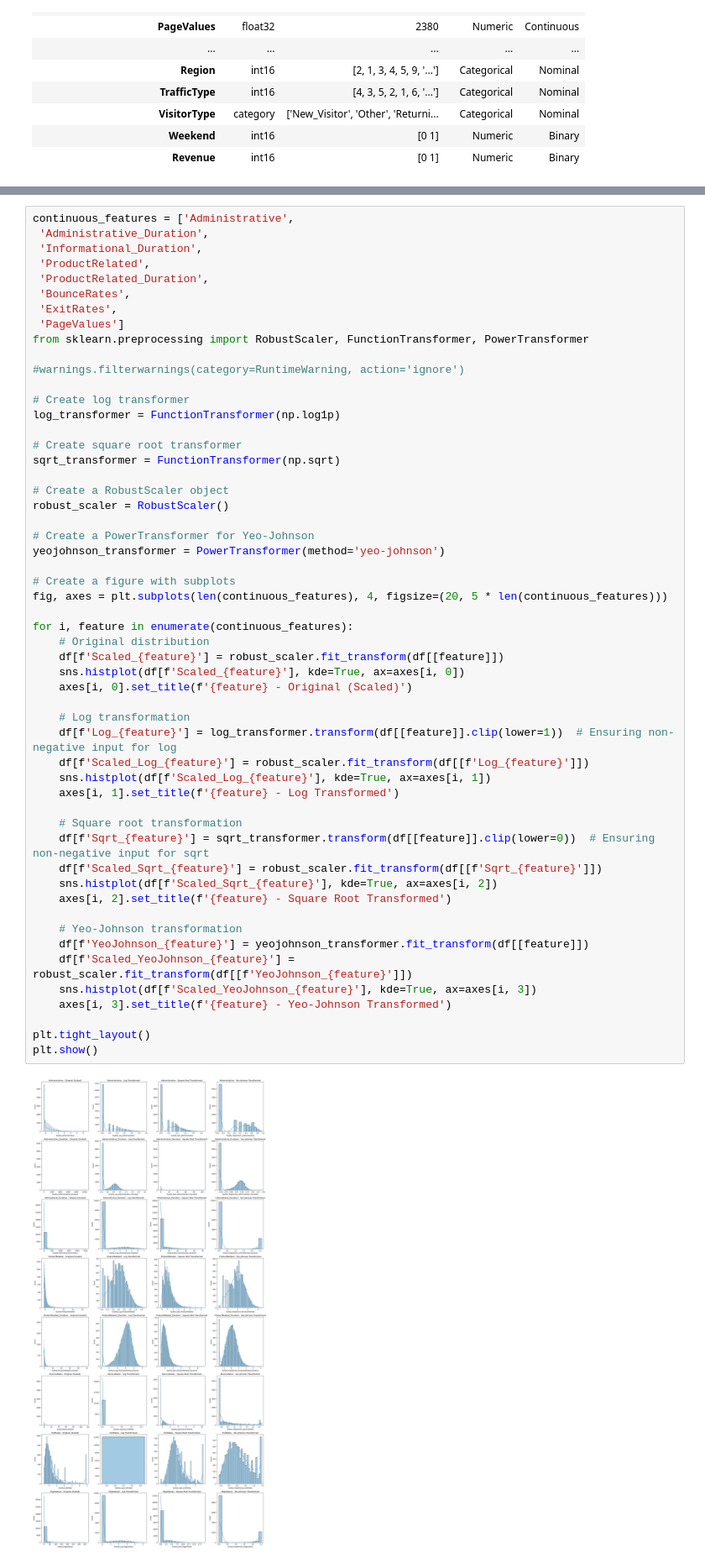
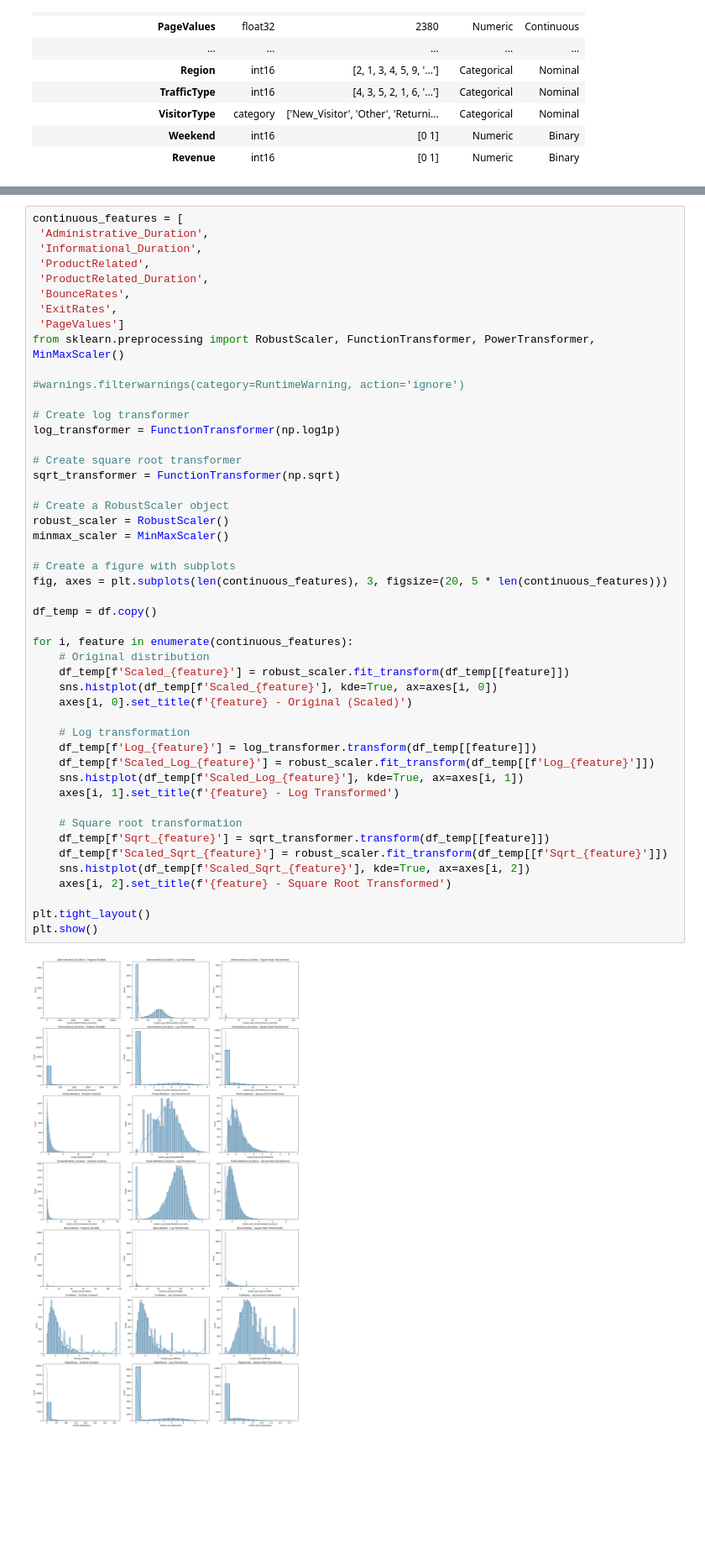
Before and after one commit to FutureGoose/ecommerce_purchase_prediction, a Jupyter notebook: gustaf_boden_ml_projekt.ipynb, the cells around one changed output, grey strips where cells are left out. Shown at 84% size. Drawn from its saved outputs; the diff is of its cells as text; blank space fills up the shorter version.

Commit message:
Starting EDA, distribution analysis, transformation selection and more

```diff
--- a/gustaf_boden_ml_projekt.ipynb
+++ b/gustaf_boden_ml_projekt.ipynb
@@ -512,5 +498,5 @@ plot_continuous_features(df)
 # %%
-continuous_features = ['Administrative',
+continuous_features = [
  'Administrative_Duration',
  'Informational_Duration',
  'ProductRelated',
@@ -518,50 +504,44 @@ continuous_features = ['Administrative',
  'BounceRates',
  'ExitRates',
  'PageValues']
-from sklearn.preprocessing import RobustScaler, FunctionTransformer, PowerTransformer
+from sklearn.preprocessing import RobustScaler, FunctionTransformer, PowerTransformer, MinMaxScaler()
 
 #warnings.filterwarnings(category=RuntimeWarning, action='ignore')
 
 # Create log transformer
 log_transformer = FunctionTransformer(np.log1p)
 
 # Create square root transformer
 sqrt_transformer = FunctionTransformer(np.sqrt)
 
 # Create a RobustScaler object
 robust_scaler = RobustScaler()
-
-# Create a PowerTransformer for Yeo-Johnson
-yeojohnson_transformer = PowerTransformer(method='yeo-johnson')
+minmax_scaler = MinMaxScaler()
 
 # Create a figure with subplots
-fig, axes = plt.subplots(len(continuous_features), 4, figsize=(20, 5 * len(continuous_features)))
+fig, axes = plt.subplots(len(continuous_features), 3, figsize=(20, 5 * len(continuous_features)))
+
+df_temp = df.copy()
 
 for i, feature in enumerate(continuous_features):
     # Original distribution
-    df[f'Scaled_{feature}'] = robust_scaler.fit_transform(df[[feature]])
-    sns.histplot(df[f'Scaled_{feature}'], kde=True, ax=axes[i, 0])
+    df_temp[f'Scaled_{feature}'] = robust_scaler.fit_transform(df_temp[[feature]])
+    sns.histplot(df_temp[f'Scaled_{feature}'], kde=True, ax=axes[i, 0])
     axes[i, 0].set_title(f'{feature} - Original (Scaled)')
 
     # Log transformation
-    df[f'Log_{feature}'] = log_transformer.transform(df[[feature]].clip(lower=1))  # Ensuring non-negative input for log
-    df[f'Scaled_Log_{feature}'] = robust_scaler.fit_transform(df[[f'Log_{feature}']])
-    sns.histplot(df[f'Scaled_Log_{feature}'], kde=True, ax=axes[i, 1])
+    df_temp[f'Log_{feature}'] = log_transformer.transform(df_temp[[feature]])
+    df_temp[f'Scaled_Log_{feature}'] = robust_scaler.fit_transform(df_temp[[f'Log_{feature}']])
+    sns.histplot(df_temp[f'Scaled_Log_{feature}'], kde=True, ax=axes[i, 1])
     axes[i, 1].set_title(f'{feature} - Log Transformed')
 
     # Square root transformation
-    df[f'Sqrt_{feature}'] = sqrt_transformer.transform(df[[feature]].clip(lower=0))  # Ensuring non-negative input for sqrt
-    df[f'Scaled_Sqrt_{feature}'] = robust_scaler.fit_transform(df[[f'Sqrt_{feature}']])
-    sns.histplot(df[f'Scaled_Sqrt_{feature}'], kde=True, ax=axes[i, 2])
+    df_temp[f'Sqrt_{feature}'] = sqrt_transformer.transform(df_temp[[feature]])
+    df_temp[f'Scaled_Sqrt_{feature}'] = robust_scaler.fit_transform(df_temp[[f'Sqrt_{feature}']])
+    sns.histplot(df_temp[f'Scaled_Sqrt_{feature}'], kde=True, ax=axes[i, 2])
     axes[i, 2].set_title(f'{feature} - Square Root Transformed')
-
-    # Yeo-Johnson transformation
-    df[f'YeoJohnson_{feature}'] = yeojohnson_transformer.fit_transform(df[[feature]])
-    df[f'Scaled_YeoJohnson_{feature}'] = robust_scaler.fit_transform(df[[f'YeoJohnson_{feature}']])
-    sns.histplot(df[f'Scaled_YeoJohnson_{feature}'], kde=True, ax=axes[i, 3])
-    axes[i, 3].set_title(f'{feature} - Yeo-Johnson Transformed')
 
 plt.tight_layout()
 plt.show()
 # %% [output]
-[figure, old version]
+[figure, new version]
```
Also changed, not shown: parts of 11 cells of this notebook.
